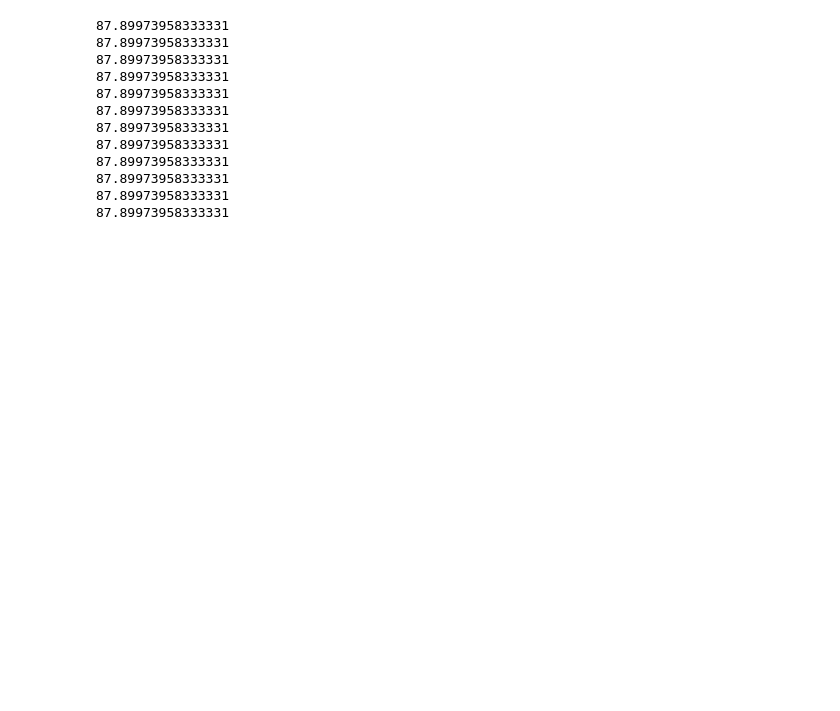
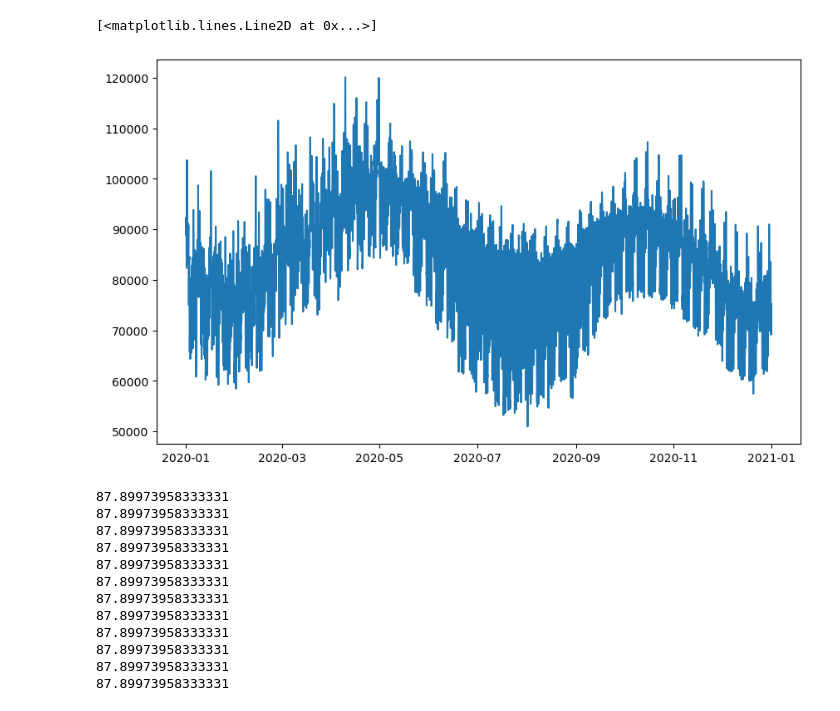
Before and after one commit to jwmaynard/assetraMP, a Jupyter notebook: examples/pjm_2023_test/pjm_test_modeling.ipynb, the cells around one changed output. Cells and saved outputs as stored; diff of their text form; code cells hidden in the pictures; blank space fills up the shorter version.

```diff
--- a/examples/pjm_2023_test/pjm_test_modeling.ipynb
+++ b/examples/pjm_2023_test/pjm_test_modeling.ipynb
@@ -395,0 +1031,35 @@ def run_energy_system(energy_system, additional_system, start_hour_input, end_ho
+# %%
+from assetra.simulation import ProbabilisticSimulation
+from assetra.metrics import ExpectedUnservedEnergy
+from assetra.contribution import EffectiveLoadCarryingCapability
+
+simulation_base = ProbabilisticSimulation(
+    start_hour = "{}-01-01 00:00:00".format(2020),
+    end_hour = "{}-12-31 23:00:00".format(2020),
+    trial_size = 1
+)
+simulation_base.assign_energy_system(base_system_scratch)
+simulation_base.run()
+# %%
+hourly_demand = load_pjm_cleaned_hourly_demand(
+    demand_file,
+    start_hour = "{}-01-01 00:00:00".format(weather_year),
+    end_hour = "{}-12-31 23:00:00".format(weather_year),
+)
+# %%
+all_gen_performance_stoc = simulation_base.unit_performance["StochasticUnit"]
+all_gen_performance_stoc = simulation_base.unit_performance["StochasticUnit"]
+#convert to dataframe
+df_stoc = all_gen_performance_stoc.to_dataframe(name = 'capacity').reset_index()
+
+all_gen_performance_stor = simulation_base.unit_performance["StorageUnit"]
+df_stor = all_gen_performance_stor.to_dataframe(name = 'capacity').reset_index()
+df_stoc = df_stoc.groupby('time').sum()
+df_stor = df_stor.groupby('time').sum()
+df_stor.drop(columns=['trial', 'energy_unit'], inplace=True)
+df_stoc.drop(columns=['trial', 'energy_unit'], inplace=True)
+df_stoc['capacity_stor'] = df_stor['capacity']
+df_stoc['total_capacity'] = df_stoc['capacity'] + df_stoc['capacity_stor']
+df_stoc['demand'] = hourly_demand
+df_stoc['excess'] = df_stoc['total_capacity'] - df_stoc['demand']
+#plot
@@ -395,0 +1083,7 @@ def run_energy_system(energy_system, additional_system, start_hour_input, end_ho
+# %%
+import matplotlib.pyplot as plt
+fig, ax = plt.subplots(figsize=(10, 6))
+plt.plot(df_stoc['excess'])
+# %% [output]
+[<matplotlib.lines.Line2D at 0x...>]
+[figure, added]
```
Also changed, not shown: parts of 19 cells of this notebook, 1 other file.
